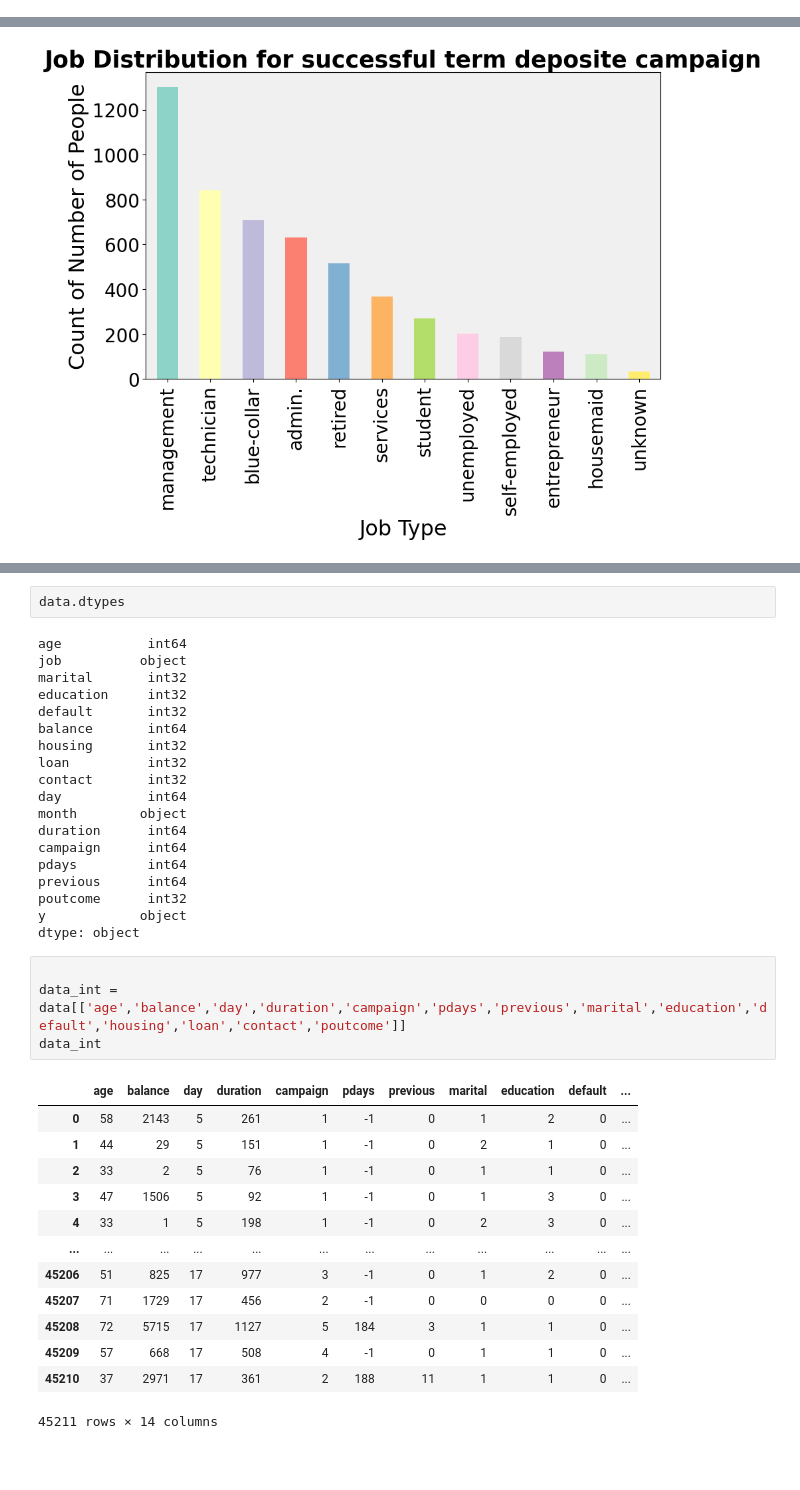
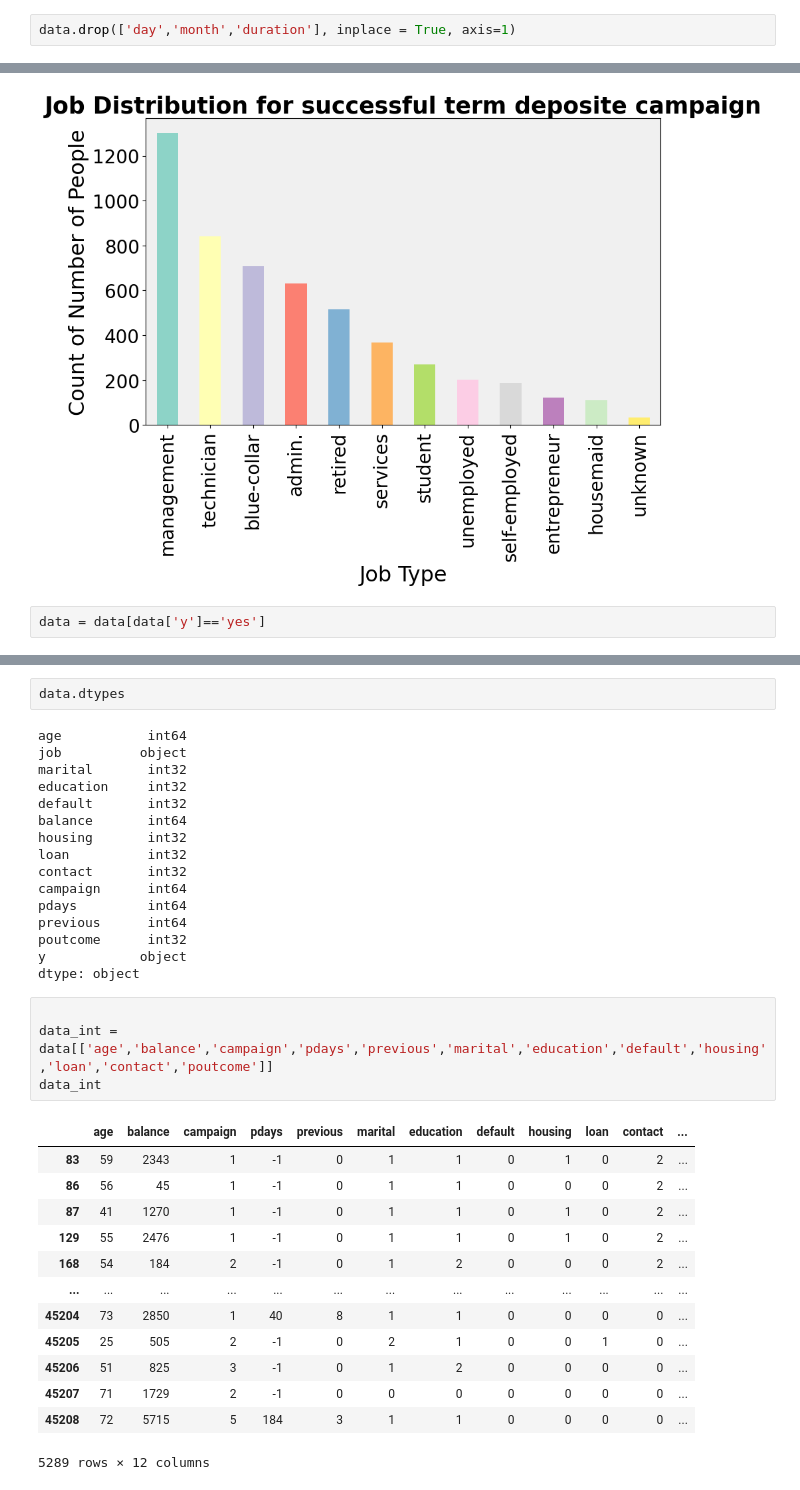
Before and after one commit to Foxtrot123-png/Applied-Data-Science-1--Clustering-and-Fitting-, a Jupyter notebook: Clustering_and_fitting.ipynb, the cells around one changed output, grey strips where cells are left out. Saved outputs shown, nothing was run; the diff lists cells and outputs as text; blank space fills up the shorter version.

```diff
--- a/Clustering_and_fitting.ipynb
+++ b/Clustering_and_fitting.ipynb
@@ -161,6 +167,8 @@ previous      int64
 poutcome     object
 y            object
 dtype: object
+# %%
+data.drop(['day','month','duration'], inplace = True, axis=1)
 # %%
 from sklearn.preprocessing import LabelEncoder
 label = LabelEncoder()
@@ -293,3 +315,5 @@ plot_hist(data , data[data['y']=='yes']['age'], 'Age Distribution for Successful
 plot_barplot(data[data['y']=='yes'] , 'job' , 'Job Distribution for successful term deposite campaign' , 'Job Type' , 'Count of Number of People' )
 # %% [output]
 [figure]
+# %%
+data = data[data['y']=='yes']
@@ -315,9 +338,6 @@ balance       int64
 housing       int32
 loan          int32
 contact       int32
-day           int64
-month        object
-duration      int64
 campaign      int64
 pdays         int64
 previous      int64
@@ -326,22 +346,22 @@ y            object
 dtype: object
 # %%
 
-data_int = data[['age','balance','day','duration','campaign','pdays','previous','marital','education','default','housing','loan','contact','poutcome']]
+data_int = data[['age','balance','campaign','pdays','previous','marital','education','default','housing','loan','contact','poutcome']]
 data_int
 # %% [output]
-|  | age | balance | day | duration | campaign | pdays | previous | marital | education | default | ... |
-| 0 | 58 | 2143 | 5 | 261 | 1 | -1 | 0 | 1 | 2 | 0 | ... |
-| 1 | 44 | 29 | 5 | 151 | 1 | -1 | 0 | 2 | 1 | 0 | ... |
-| 2 | 33 | 2 | 5 | 76 | 1 | -1 | 0 | 1 | 1 | 0 | ... |
-| 3 | 47 | 1506 | 5 | 92 | 1 | -1 | 0 | 1 | 3 | 0 | ... |
-| 4 | 33 | 1 | 5 | 198 | 1 | -1 | 0 | 2 | 3 | 0 | ... |
-| ... | ... | ... | ... | ... | ... | ... | ... | ... | ... | ... | ... |
-| 45206 | 51 | 825 | 17 | 977 | 3 | -1 | 0 | 1 | 2 | 0 | ... |
-| 45207 | 71 | 1729 | 17 | 456 | 2 | -1 | 0 | 0 | 0 | 0 | ... |
-| 45208 | 72 | 5715 | 17 | 1127 | 5 | 184 | 3 | 1 | 1 | 0 | ... |
-| 45209 | 57 | 668 | 17 | 508 | 4 | -1 | 0 | 1 | 1 | 0 | ... |
-| 45210 | 37 | 2971 | 17 | 361 | 2 | 188 | 11 | 1 | 1 | 0 | ... |
+|  | age | balance | campaign | pdays | previous | marital | education | default | housing | loan | contact | ... |
+| 83 | 59 | 2343 | 1 | -1 | 0 | 1 | 1 | 0 | 1 | 0 | 2 | ... |
+| 86 | 56 | 45 | 1 | -1 | 0 | 1 | 1 | 0 | 0 | 0 | 2 | ... |
+| 87 | 41 | 1270 | 1 | -1 | 0 | 1 | 1 | 0 | 1 | 0 | 2 | ... |
+| 129 | 55 | 2476 | 1 | -1 | 0 | 1 | 1 | 0 | 1 | 0 | 2 | ... |
+| 168 | 54 | 184 | 2 | -1 | 0 | 1 | 2 | 0 | 0 | 0 | 2 | ... |
+| ... | ... | ... | ... | ... | ... | ... | ... | ... | ... | ... | ... | ... |
+| 45204 | 73 | 2850 | 1 | 40 | 8 | 1 | 1 | 0 | 0 | 0 | 0 | ... |
+| 45205 | 25 | 505 | 2 | -1 | 0 | 2 | 1 | 0 | 0 | 1 | 0 | ... |
+| 45206 | 51 | 825 | 3 | -1 | 0 | 1 | 2 | 0 | 0 | 0 | 0 | ... |
+| 45207 | 71 | 1729 | 2 | -1 | 0 | 0 | 0 | 0 | 0 | 0 | 0 | ... |
+| 45208 | 72 | 5715 | 5 | 184 | 3 | 1 | 1 | 0 | 0 | 0 | 0 | ... |
-45211 rows × 14 columns
+5289 rows × 12 columns
 # %%
 fig, ax = plt.subplots(dpi=144)
 mask = np.triu(np.ones_like(data_int.corr()))
```
Also changed, not shown: parts of 20 cells of this notebook.
